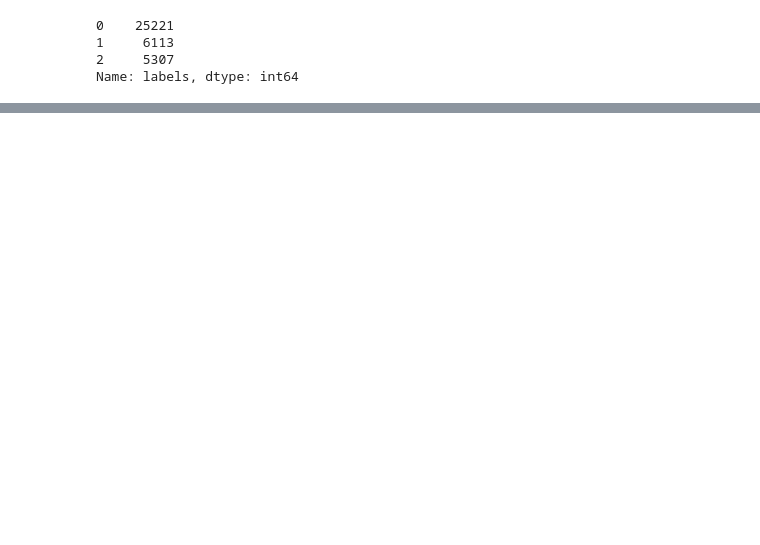
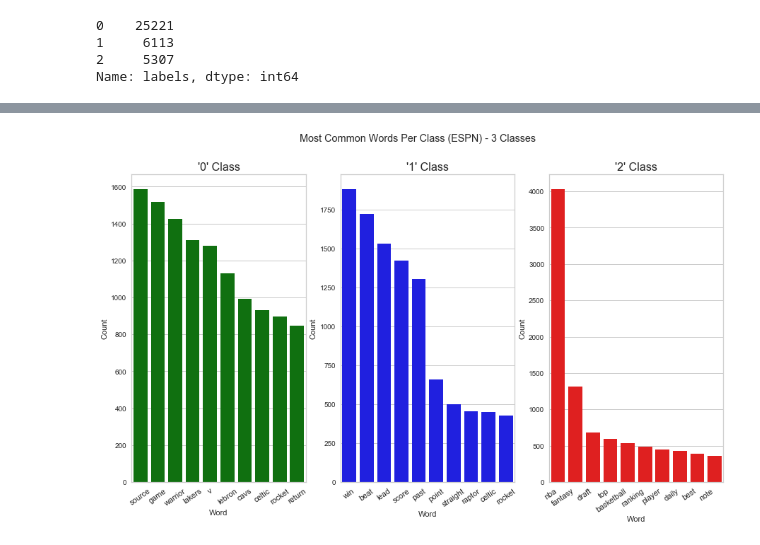
Before and after one commit to jeremy-lee93/capstone-project, a Jupyter notebook: webscraping_headlines.ipynb, the cells around one changed output, grey strips where cells are left out. Saved outputs shown, nothing was run; the diff lists cells and outputs as text; code cells hidden in the pictures; blank space fills up the shorter version.

```diff
--- a/webscraping_headlines.ipynb
+++ b/webscraping_headlines.ipynb
@@ -1012,0 +1021,39 @@ one_class_dict = Counter(one_class_text)
+# %%
+tri_zero_sorted = dict(sorted(tri_zero_dict.items(), key=lambda item: item[1], reverse=True))
+tri_one_sorted = dict(sorted(tri_one_class_dict.items(), key=lambda item: item[1], reverse=True))
+tri_two_sorted = dict(sorted(tri_two_class_dict.items(), key=lambda item: item[1], reverse=True))
+
+espn_tri_zero_df = pd.DataFrame.from_dict(tri_zero_sorted, orient='index', columns=['Count'])
+espn_tri_zero_df.reset_index(inplace=True)
+espn_tri_zero_df.rename(columns={'index':'Word'}, inplace=True)
+
+espn_tri_one_df = pd.DataFrame.from_dict(tri_one_sorted, orient='index', columns=['Count'])
+espn_tri_one_df.reset_index(inplace=True)
+espn_tri_one_df.rename(columns={'index':'Word'}, inplace=True)
+
+espn_tri_two_df = pd.DataFrame.from_dict(tri_two_sorted, orient='index', columns=['Count'])
+espn_tri_two_df.reset_index(inplace=True)
+espn_tri_two_df.rename(columns={'index':'Word'}, inplace=True)
+# %%
+import seaborn as sns
+fig, axs = plt.subplots(1, 3, figsize=(15, 8))
+sns.barplot(x=espn_tri_zero_df['Word'][:10], y=espn_tri_zero_df['Count'][:10],
+            data=espn_tri_zero_df[:10], ax=axs[0], color='green')
+axs[0].tick_params(axis='x', labelrotation=35, labelsize=11)
+
+sns.barplot(x=espn_tri_one_df['Word'][:10], y=espn_tri_one_df['Count'][:10],
+            data=espn_tri_one_df[:10], ax=axs[1], color='blue')
+axs[1].tick_params(axis='x', labelrotation=35, labelsize=11)
+
+sns.barplot(x=espn_tri_two_df['Word'][:10], y=espn_tri_two_df['Count'][:10],
+            data=espn_tri_two_df[:10], ax=axs[2], color='red')
+axs[2].tick_params(axis='x', labelrotation=35, labelsize=11)
+
+plt.suptitle('Most Common Words Per Class (ESPN) - 3 Classes')
+axs[0].set_title("'0' Class", fontsize=16)
+axs[1].set_title("'1' Class", fontsize=16)
+axs[2].set_title("'2' Class", fontsize=16)
+plt.xticks(horizontalalignment='right')
+plt.savefig('espn_most_common_words_three_classes.png')
+# %% [output]
+[figure, added]
```
Also changed, not shown: parts of 23 cells of this notebook, 2 other files.
